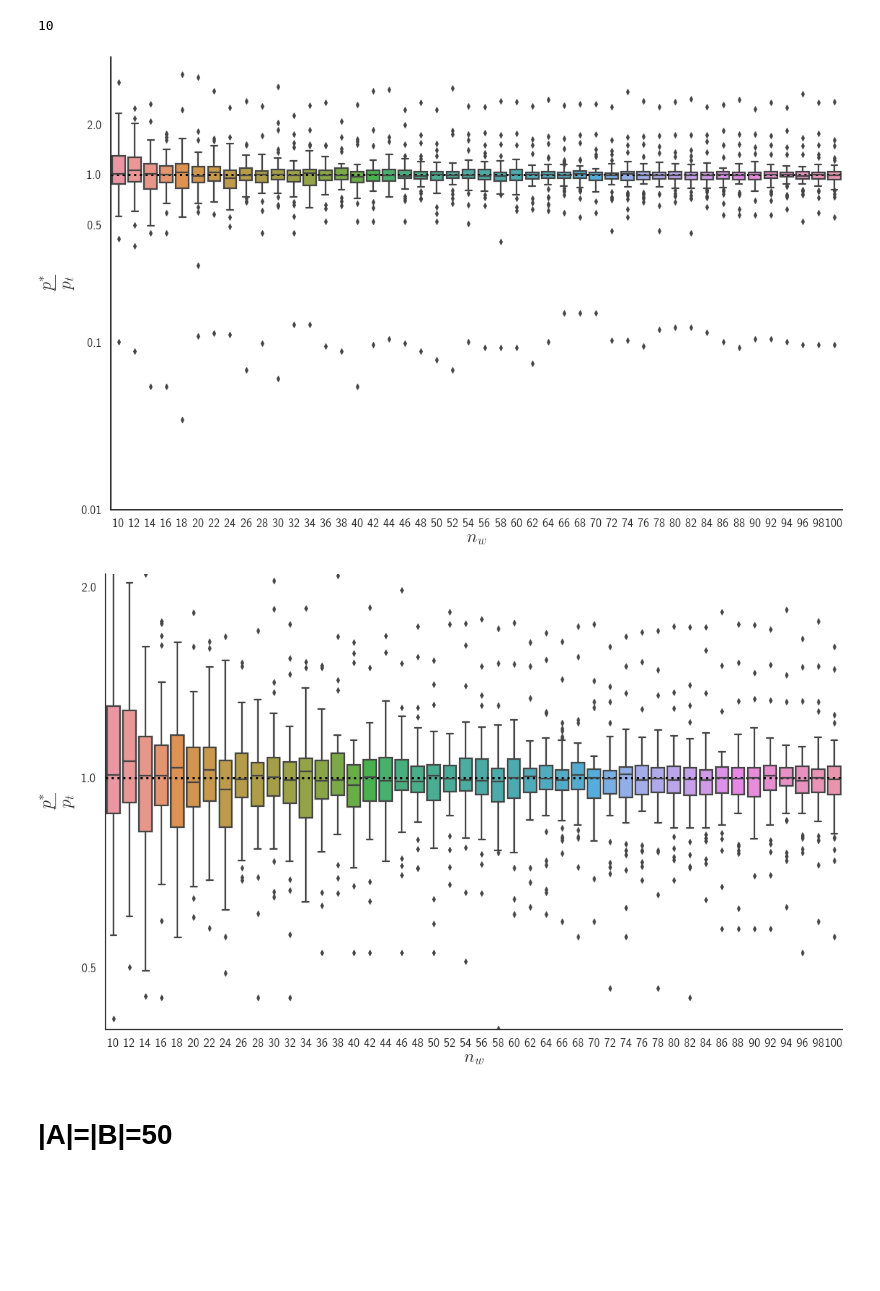
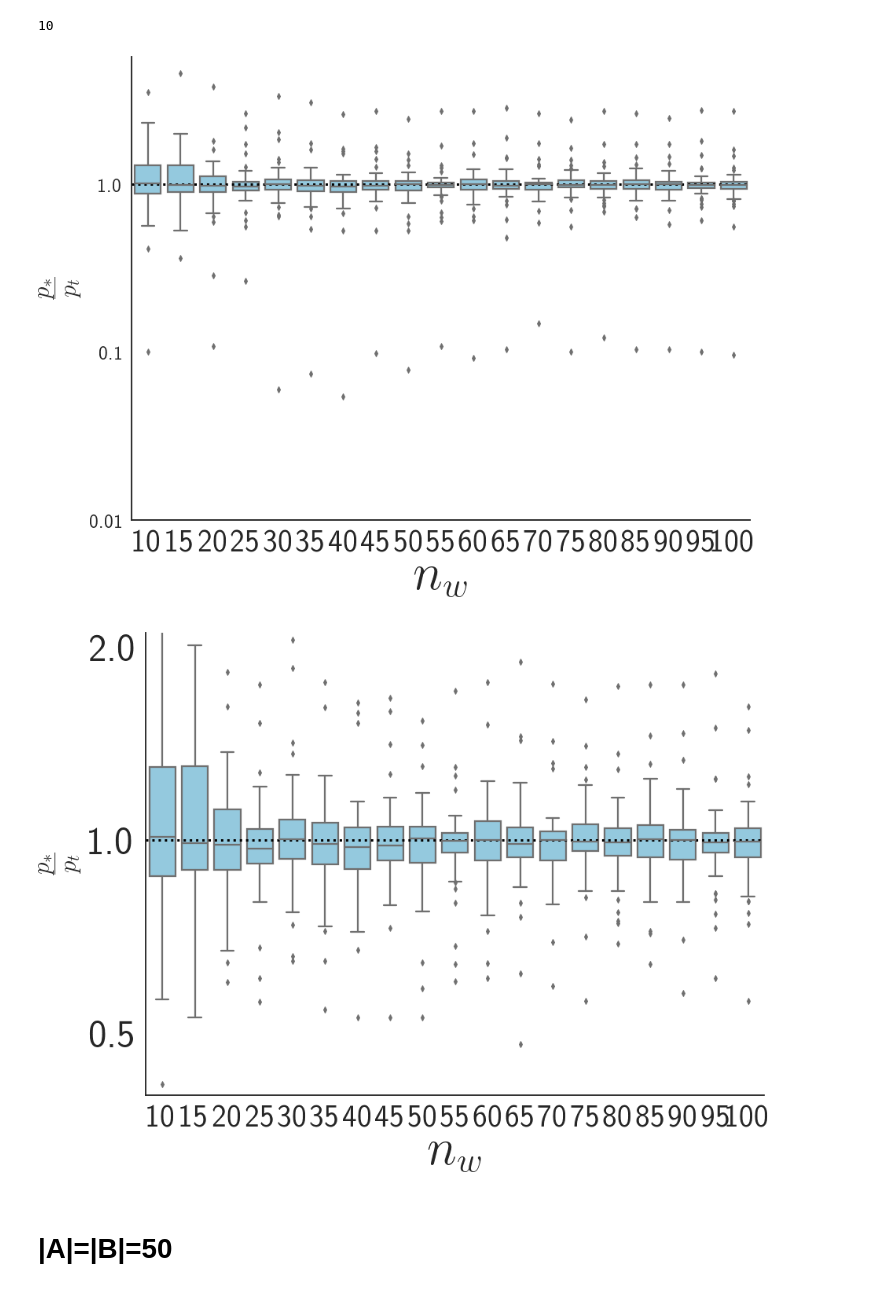
Before and after one commit to statisticalbiotechnology/parallelPermutationTest, a Jupyter notebook: Comparison 2 Accuracy-NEW.ipynb, the cells around one changed output. Cells and saved outputs as stored; diff of their text form; code cells hidden in the pictures; blank space fills up the shorter version.

Commit message:
adding some cosmetic to plots

```diff
--- a/Comparison 2 Accuracy-NEW.ipynb
+++ b/Comparison 2 Accuracy-NEW.ipynb
@@ -184,23 +184,25 @@ def SNSMultipleboxPlot(allEerrorList, Bin, allMWUList=None, allFPList=None, log=
     if test_type=="setSize":
         snsPlot = sns.boxplot(x="bins", y="error", data=pdData, hue="Method")
     else:
-        snsPlot = sns.boxplot(x="bins", y="error", data=pdData)
+        snsPlot = sns.boxplot(x="bins", y="error", data=pdData, color="skyblue")
 
 
     if relError:
-        plt.ylabel(r"Relative error $\big(|\frac{p^{*}-p_{t}}{p_{t}}|)$",fontsize=25)
+        plt.ylabel(r"Relative error $\big(|\frac{p_{*}-p_{t}}{p_{t}}|)$",fontsize=25)
     else:
-        plt.ylabel(r"$\frac{p^{*}}{p_{t}}$",fontsize=35)
+        plt.ylabel(r"$\frac{p_{*}}{p_{t}}$",fontsize=45)
 
     if test_type=="windowSize":
-        plt.xlabel(r"$n_{w}$",fontsize=25)
+        plt.xlabel(r"$n_{w}$",fontsize=65)
     else:
-        plt.xlabel(r"$n$",fontsize=25)
+        plt.xlabel(r"$n$",fontsize=65)
 
     sns.set_style("ticks")
     sns.despine()
     plt.tight_layout()
-    plt.gcf().subplots_adjust(left=0.10)
+    plt.gcf().subplots_adjust(left=0.30)
+
+
 
 
 
@@ -230,7 +232,10 @@ def SNSMultipleboxPlot(allEerrorList, Bin, allMWUList=None, allFPList=None, log=
         RANGE = np.arange(np.floor(MIN), np.ceil(MAX))
 
         if not relError:
-            RANGE = np.array(sorted(list(RANGE) + [np.log10(0.5), np.log10(2)]))
+            if ylim:
+                RANGE = np.array(sorted(list(RANGE) + [np.log10(0.5), np.log10(2)]))
+            else:
+                RANGE = np.array(sorted(list(RANGE)))
 
         plt.yticks(RANGE, 10.0**RANGE)
 
@@ -245,6 +250,13 @@ def SNSMultipleboxPlot(allEerrorList, Bin, allMWUList=None, allFPList=None, log=
     if ylim:
         plt.ylim(np.log10(ylim[0]) ,np.log10(ylim[1]))
 
+        plt.xticks(size = 40)
+        plt.yticks(size = 50)
+    else:
+        plt.xticks(size = 40)
+        plt.yticks(size = 25)
+
+
 
 
     if path:
@@ -360,18 +370,18 @@ n0 = setSize[0]; n0
 10
 # %%
 #allEerrorNwFrac0, N_w = getNwPlot(n0)
-SNSMultipleboxPlot(allEerrorNwFrac0, N_w, test_type="windowSize",
+SNSMultipleboxPlot(allEerrorNwFrac0[1:], N_w[1:], test_type="windowSize",
                    relError=False,path="./figures/accuracy/windowSize",
                   dashed=True)
 # %% [output]
-[figure, old version]
+[figure, new version]
 # %%
 
-SNSMultipleboxPlot(allEerrorNwFrac0, N_w, test_type="windowSize",
+SNSMultipleboxPlot(allEerrorNwFrac0[1:], N_w[1:], test_type="windowSize",
                    relError=False,path="./figures/accuracy/windowSize",
                   dashed=True, ylim=[0.4, 2.1])
 # %% [output]
-[figure, old version]
+[figure, new version]
 # %% [markdown]
 # |A|=|B|=50
 # %%
```
Also changed, not shown: parts of 21 cells of this notebook, 3 other files.
